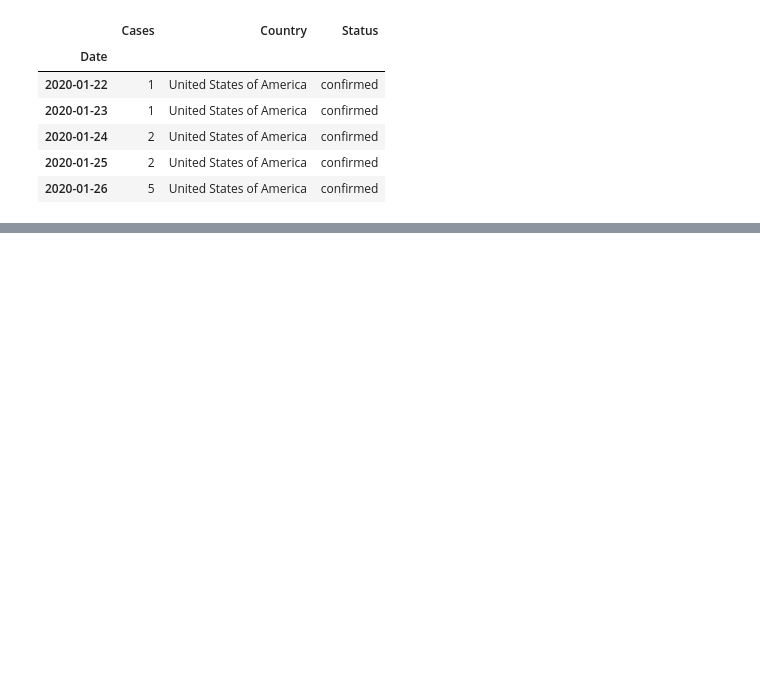
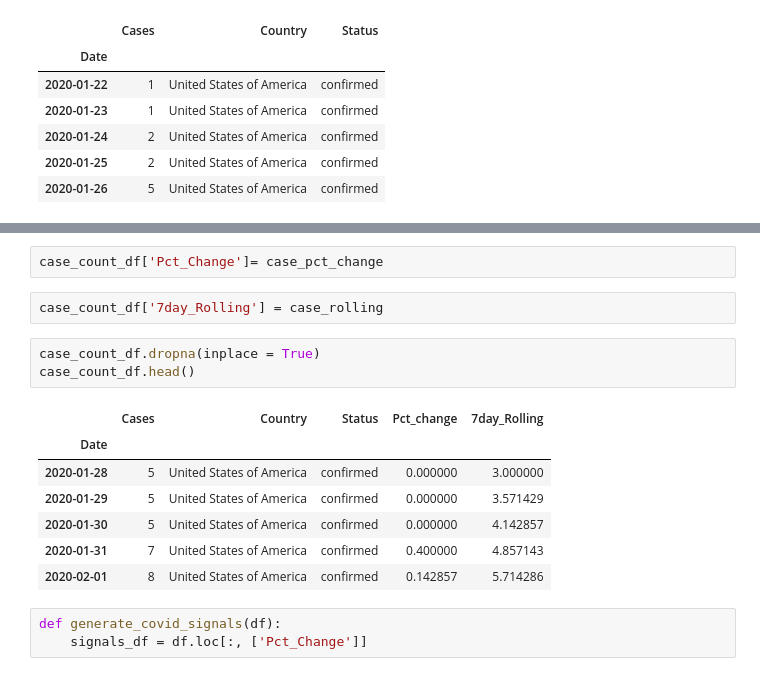
Before and after one commit to awanzek/FinTech_Project2, a Jupyter notebook: Melissa/mel.ipynb, the cells around one changed output, grey strips where cells are left out. Drawn from its saved outputs; the diff is of its cells as text; blank space fills up the shorter version.

```diff
--- a/Melissa/mel.ipynb
+++ b/Melissa/mel.ipynb
@@ -70,0 +84,18 @@ Name: Cases, dtype: float64
+# %%
+case_count_df['Pct_Change']= case_pct_change
+# %%
+case_count_df['7day_Rolling'] = case_rolling
+# %%
+case_count_df.dropna(inplace = True)
+case_count_df.head()
+# %% [output]
+|  | Cases | Country | Status | Pct_change | 7day_Rolling |
+| Date |  |  |  |  |  |
+| 2020-01-28 | 5 | United States of America | confirmed | 0.000000 | 3.000000 |
+| 2020-01-29 | 5 | United States of America | confirmed | 0.000000 | 3.571429 |
+| 2020-01-30 | 5 | United States of America | confirmed | 0.000000 | 4.142857 |
+| 2020-01-31 | 7 | United States of America | confirmed | 0.400000 | 4.857143 |
+| 2020-02-01 | 8 | United States of America | confirmed | 0.142857 | 5.714286 |
+# %%
+def generate_covid_signals(df):
+    signals_df = df.loc[:, ['Pct_Change']]
```
Also changed, not shown: parts of 4 cells of this notebook.
